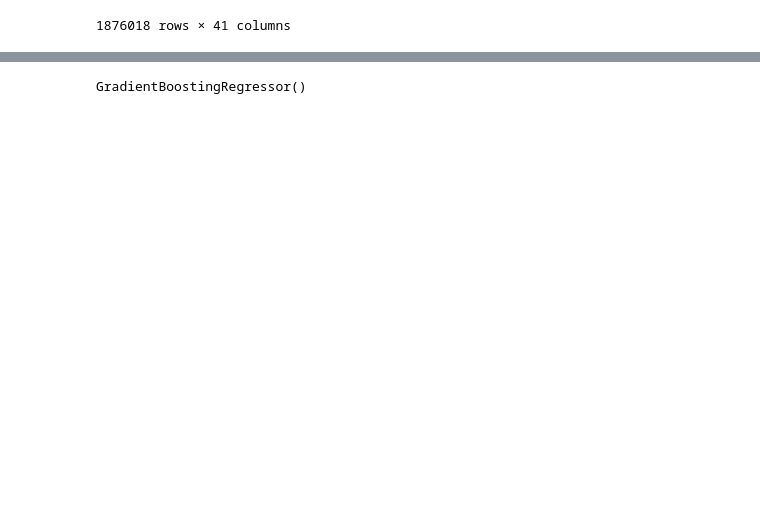
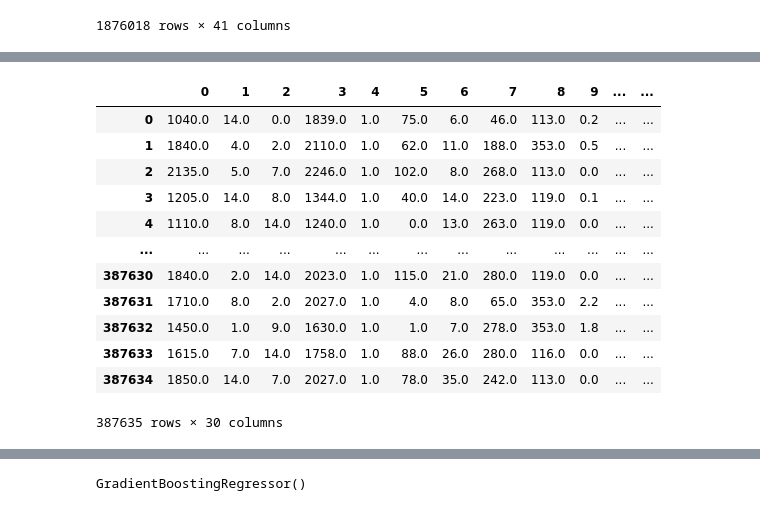
Before and after one commit to AMVamsi/Flight_Delay_Prediction, a Jupyter notebook: Project.ipynb, the cells around one changed output, grey strips where cells are left out. Drawn from its saved outputs; the diff is of its cells as text; code cells hidden in the pictures; blank space fills up the shorter version.

```diff
--- a/Project.ipynb
+++ b/Project.ipynb
@@ -1085,3 +1085,6 @@ df
 | 1876016 | 2.0 | 2016.0 | 5.0 | 20.0 | 1700.0 | 0.0 | 1734.0 | 11292.0 | 12266.0 | ... |
 | 1876017 | 2.0 | 2016.0 | 5.0 | 20.0 | 2100.0 | 0.0 | 2155.0 | 12266.0 | 12889.0 | ... |
 1876018 rows × 41 columns
+# %%
+d = df.drop(["Quarter", "Year","ArrTime", "DepTime", "Month", "DayofMonth", "DepDel15", "Date", "Airport_y","Airport_x"],axis=1)
+d
@@ -1121,0 +1135,17 @@ select = df.loc[df["ArrDel15"] == 1]
+# %%
+dt=pd.DataFrame(features)
+dt
+# %% [output]
+|  | 0 | 1 | 2 | 3 | 4 | 5 | 6 | 7 | 8 | 9 | ... | ... |
+| 0 | 1040.0 | 14.0 | 0.0 | 1839.0 | 1.0 | 75.0 | 6.0 | 46.0 | 113.0 | 0.2 | ... | ... |
+| 1 | 1840.0 | 4.0 | 2.0 | 2110.0 | 1.0 | 62.0 | 11.0 | 188.0 | 353.0 | 0.5 | ... | ... |
+| 2 | 2135.0 | 5.0 | 7.0 | 2246.0 | 1.0 | 102.0 | 8.0 | 268.0 | 113.0 | 0.0 | ... | ... |
+| 3 | 1205.0 | 14.0 | 8.0 | 1344.0 | 1.0 | 40.0 | 14.0 | 223.0 | 119.0 | 0.1 | ... | ... |
+| 4 | 1110.0 | 8.0 | 14.0 | 1240.0 | 1.0 | 0.0 | 13.0 | 263.0 | 119.0 | 0.0 | ... | ... |
+| ... | ... | ... | ... | ... | ... | ... | ... | ... | ... | ... | ... | ... |
+| 387630 | 1840.0 | 2.0 | 14.0 | 2023.0 | 1.0 | 115.0 | 21.0 | 280.0 | 119.0 | 0.0 | ... | ... |
+| 387631 | 1710.0 | 8.0 | 2.0 | 2027.0 | 1.0 | 4.0 | 8.0 | 65.0 | 353.0 | 2.2 | ... | ... |
+| 387632 | 1450.0 | 1.0 | 9.0 | 1630.0 | 1.0 | 1.0 | 7.0 | 278.0 | 353.0 | 1.8 | ... | ... |
+| 387633 | 1615.0 | 7.0 | 14.0 | 1758.0 | 1.0 | 88.0 | 26.0 | 280.0 | 116.0 | 0.0 | ... | ... |
+| 387634 | 1850.0 | 14.0 | 7.0 | 2027.0 | 1.0 | 78.0 | 35.0 | 242.0 | 113.0 | 0.0 | ... | ... |
+387635 rows × 30 columns
```
Also changed, not shown: parts of 12 cells of this notebook.
